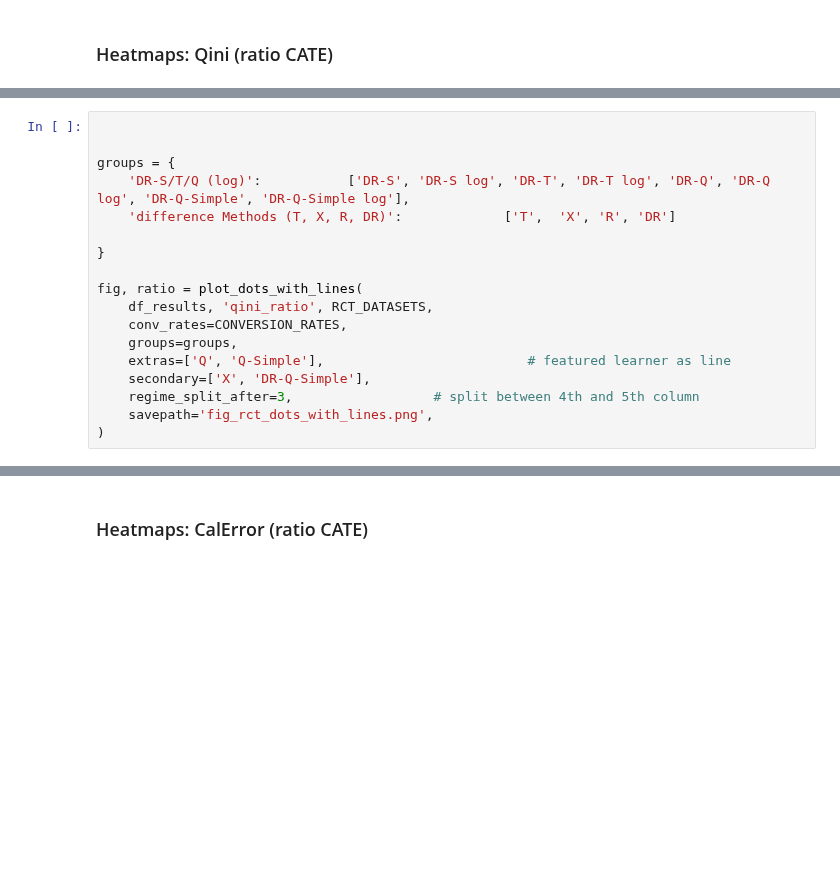
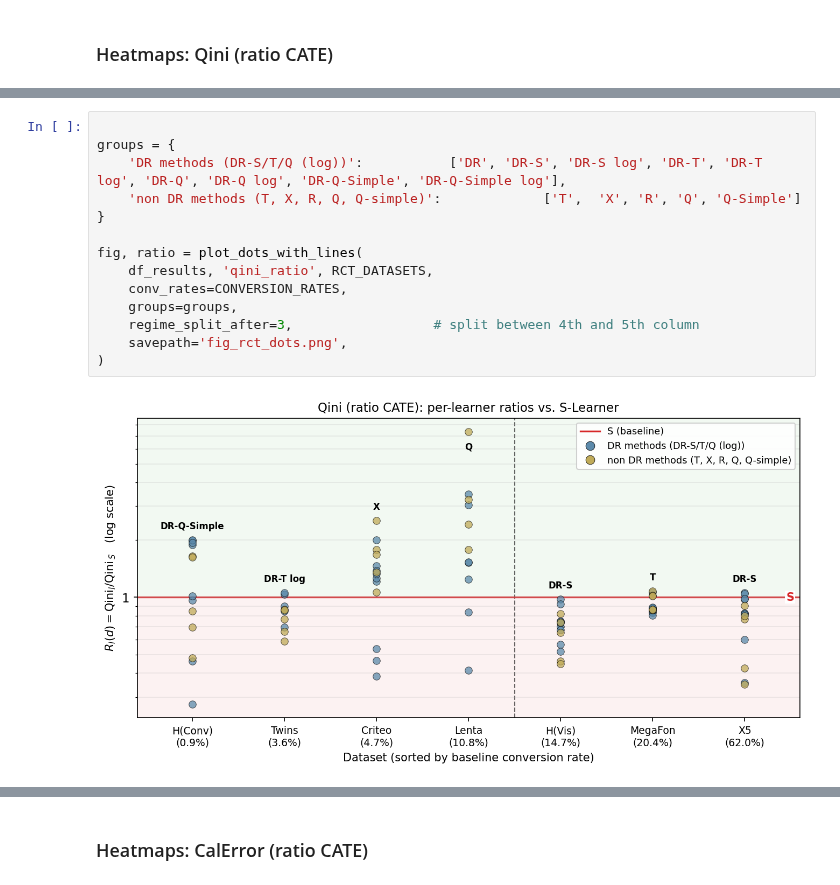
Before and after one commit to michaelfuchs90/ratiobasedcate, a Jupyter notebook: Benchmark.ipynb, the cells around one changed output, grey strips where cells are left out. Cells and saved outputs as stored; diff of their text form; blank space fills up the shorter version.

```diff
--- a/Benchmark.ipynb
+++ b/Benchmark.ipynb
@@ -137,18 +184,16 @@ plot_heatmap(
 # %%
 
-
 groups = {
-    'DR-S/T/Q (log)':           ['DR-S', 'DR-S log', 'DR-T', 'DR-T log', 'DR-Q', 'DR-Q log', 'DR-Q-Simple', 'DR-Q-Simple log'],
-    'difference Methods (T, X, R, DR)':             ['T',  'X', 'R', 'DR']
-
+    'DR methods (DR-S/T/Q (log))':           ['DR', 'DR-S', 'DR-S log', 'DR-T', 'DR-T log', 'DR-Q', 'DR-Q log', 'DR-Q-Simple', 'DR-Q-Simple log'],
+    'non DR methods (T, X, R, Q, Q-simple)':             ['T',  'X', 'R', 'Q', 'Q-Simple']
 }
 
 fig, ratio = plot_dots_with_lines(
     df_results, 'qini_ratio', RCT_DATASETS,
     conv_rates=CONVERSION_RATES,
     groups=groups,
-    extras=['Q', 'Q-Simple'],                          # featured learner as line
-    secondary=['X', 'DR-Q-Simple'],
     regime_split_after=3,                  # split between 4th and 5th column
-    savepath='fig_rct_dots_with_lines.png',
+    savepath='fig_rct_dots.png',
 )
+# %% [output]
+[figure, added]
```
Also changed, not shown: parts of 16 cells of this notebook, 3 other files.
